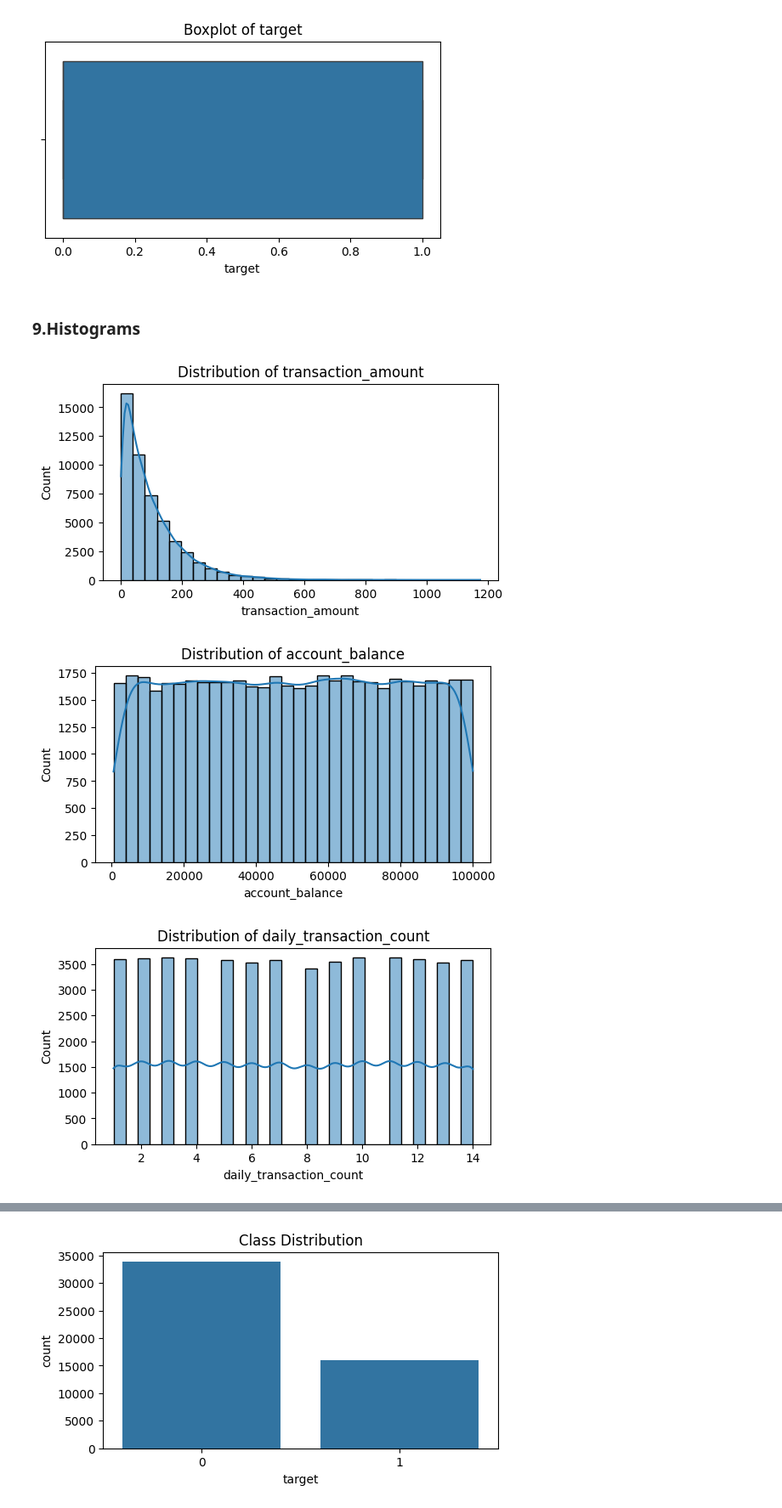
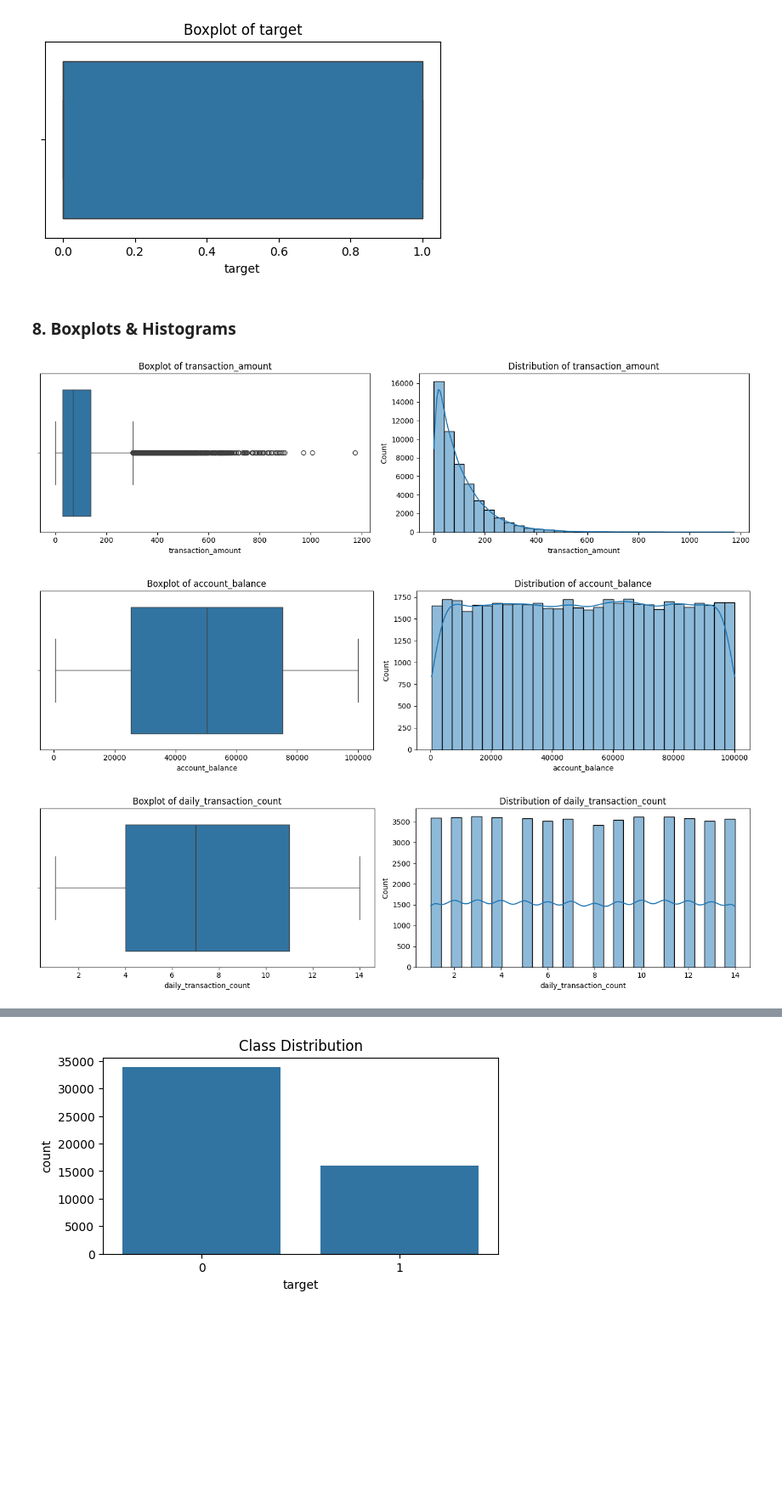
Before and after one commit to luunguyentankhai/ADY201m, a Jupyter notebook: preprocessing/data_cleaning.ipynb, the cells around one changed output, grey strips where cells are left out. Shown at 85% size. Saved outputs shown, nothing was run; the diff lists cells and outputs as text; code cells hidden in the pictures; blank space fills up the shorter version.

```diff
--- a/preprocessing/data_cleaning.ipynb
+++ b/preprocessing/data_cleaning.ipynb
@@ -207,14 +208,25 @@ for col in numeric_cols:
 [figure]
 [figure]
 # %% [markdown]
-### 9.Histograms
+### 8. Boxplots & Histograms
 # %%
+numeric_cols = df.select_dtypes(include=[np.number]).columns
+
 for col in numeric_cols:
-    plt.figure(figsize=(6, 3))
-    sns.histplot(data= df[col], kde=True, bins=30)
-    plt.title(f'Distribution of {col}')
+
+    fig, axes = plt.subplots(1, 2, figsize=(14, 4))
+
+    # Boxplot
+    sns.boxplot(x=df[col], ax=axes[0])
+    axes[0].set_title(f'Boxplot of {col}')
+
+    # Histogram
+    sns.histplot(df[col], kde=True, bins=30, ax=axes[1])
+    axes[1].set_title(f'Distribution of {col}')
+
+    plt.tight_layout()
     plt.show()
 # %% [output]
-[figure, old version]
+[figure, new version]
-[figure, old version]
+[figure, new version]
-[figure, old version]
+[figure, new version]
```
Also changed, not shown: parts of 20 cells of this notebook.
